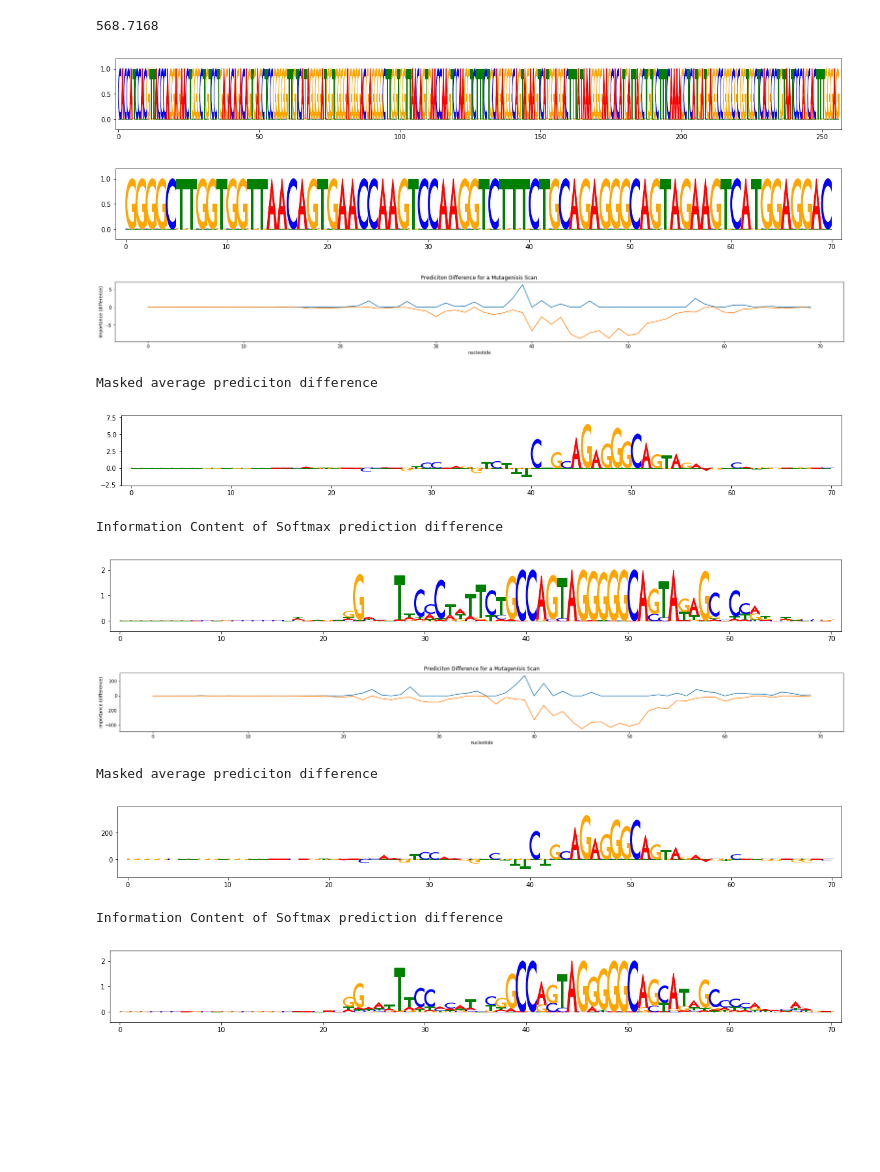
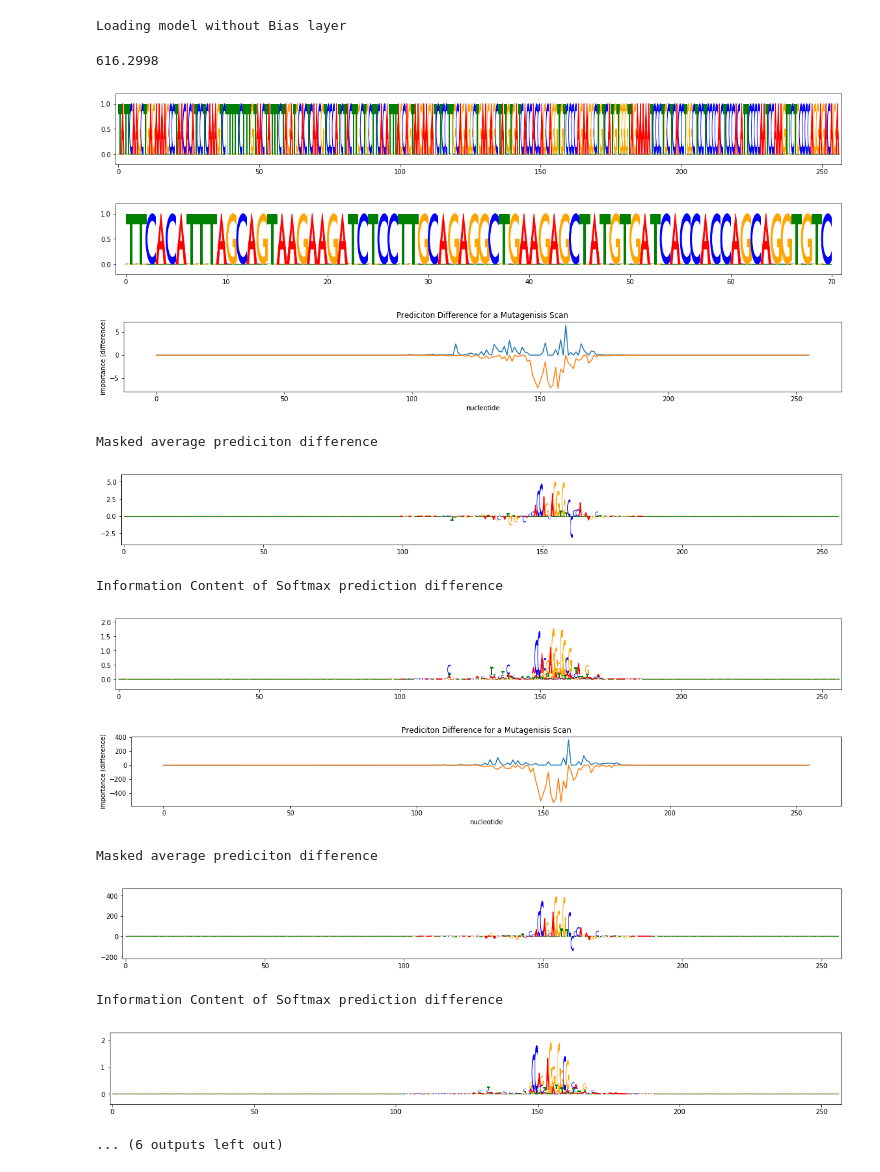
Before and after one commit to kal26/TF_Classifier, a Jupyter notebook: evaluation_tools/motifs.ipynb, the cells around one changed output. Drawn from its saved outputs; the diff is of its cells as text; code cells hidden in the pictures; blank space fills up the shorter version.

```diff
--- a/evaluation_tools/motifs.ipynb
+++ b/evaluation_tools/motifs.ipynb
@@ -20,27 +23,30 @@ g = gen.pos_gen()
 # %%
 seq = sequence.Sequence(next(g)[0])
 sigmodel = eval_TFmodel.TFmodel('/home/kal/TF_models/seq_only/seq_classifier/20170919_sigmoid_model/')
-regmodel = eval_TFmodel.TFmodel('/home/kal/TF_models/seq_only/seq_regression/20170920_regression_model/')
+pwm = eval_TFmodel.TFmodel('/home/kal/TF_models/seq_only/seq_classifier/pwm_frozen/')
 regmodel = reg = eval_TFmodel.TFmodel('/home/kal/TF_models/seq_only/seq_regression/20180125_174348_CTCF/')
 regmodel.model.predict(train_TFmodel.blank_batch(seq.seq))[0][0]
 # %% [output]
-568.7168
+Loading model without Bias layer
+616.2998
 # %%
 #print some stuff
 seq.logo()
 viz_sequence.plot_weights(seq.seq[90:160])
-sigmodel.get_importance(seq, viz=True, plot=True, start=90, end=160)
-importance = regmodel.get_importance(seq, viz=True, plot=True, start=90, end=160)
+sigmodel.get_importance(seq, viz=True, plot=True, temp=.25)
+importance = regmodel.get_importance(seq, viz=True, plot=True, temp=.15)
+pwm.get_importance(seq, viz=True, plot=True, temp=.15)
 # %% [output]
-[figure, old version]
+[figure, new version]
-[figure, old version]
+[figure, new version]
-[figure, old version]
+[figure, new version]
 Masked average prediciton difference
-[figure, old version]
+[figure, new version]
 Information Content of Softmax prediction difference
-[figure, old version]
+[figure, new version]
-[figure, old version]
+[figure, new version]
 Masked average prediciton difference
-[figure, old version]
+[figure, new version]
 Information Content of Softmax prediction difference
-[figure, old version]
+[figure, new version]
+... (6 outputs left out)
```
Also changed, not shown: parts of 7 cells of this notebook, 7 other files.
